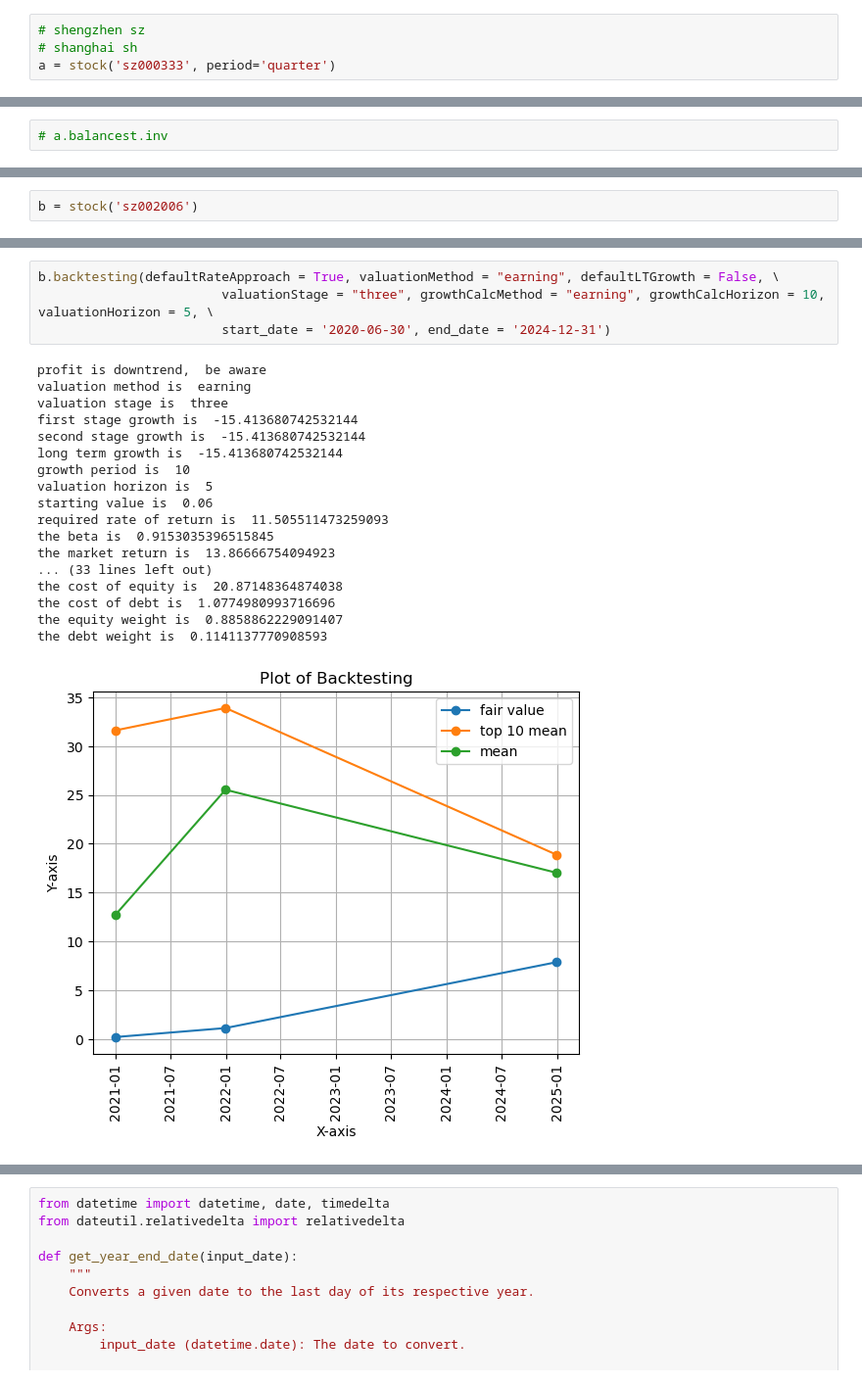
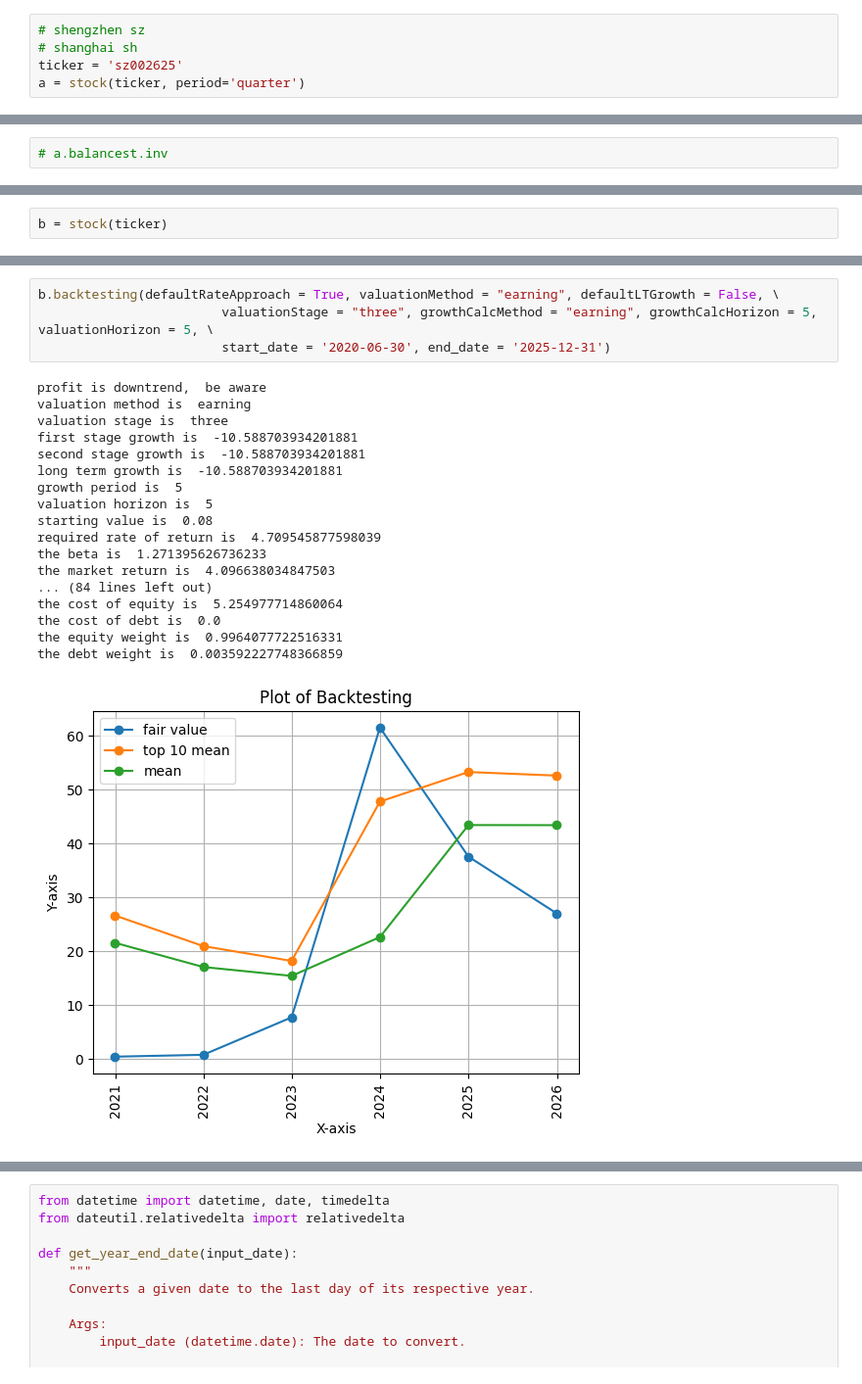
Before and after one commit to xietiany/quant, a Jupyter notebook: Demo.ipynb, the cells around one changed output, grey strips where cells are left out. Shown at 98% size. Saved outputs shown, nothing was run; the diff lists cells and outputs as text.

Commit message:
address overestimated RR and beta issue

```diff
--- a/Demo.ipynb
+++ b/Demo.ipynb
@@ -12,6 +12,7 @@ from lib.obj.stock import stock
 # %%
 # shengzhen sz
 # shanghai sh
-a = stock('sz000333', period='quarter')
+ticker = 'sz002625'
+a = stock(ticker, period='quarter')
 # %%
 a.initialize(defaultRateApproach = True, valuationMethod = "earning", defaultLTGrowth = False, \
@@ -110,4 +135,4 @@ sum(a.div.div.iloc[0:4])
 # %%
-b = stock('sz002006')
+b = stock(ticker)
 # %%
 b.initialize(defaultRateApproach = True, valuationMethod = "earning", defaultLTGrowth = False, \
@@ -119,26 +162,26 @@ b.FV
 # %%
 b.backtesting(defaultRateApproach = True, valuationMethod = "earning", defaultLTGrowth = False, \
-                        valuationStage = "three", growthCalcMethod = "earning", growthCalcHorizon = 10, valuationHorizon = 5, \
-                        start_date = '2020-06-30', end_date = '2024-12-31')
+                        valuationStage = "three", growthCalcMethod = "earning", growthCalcHorizon = 5, valuationHorizon = 5, \
+                        start_date = '2020-06-30', end_date = '2025-12-31')
 # %% [output]
 profit is downtrend,  be aware
 valuation method is  earning
 valuation stage is  three
-first stage growth is  -15.413680742532144
-second stage growth is  -15.413680742532144
-long term growth is  -15.413680742532144
-growth period is  10
+first stage growth is  -10.588703934201881
+second stage growth is  -10.588703934201881
+long term growth is  -10.588703934201881
+growth period is  5
 valuation horizon is  5
-starting value is  0.06
-required rate of return is  11.505511473259093
-the beta is  0.9153035396515845
-the market return is  13.86666754094923
-... (33 lines left out)
-the cost of equity is  20.87148364874038
-the cost of debt is  1.0774980993716696
-the equity weight is  0.8858862229091407
-the debt weight is  0.1141137770908593
+starting value is  0.08
+required rate of return is  4.709545877598039
+the beta is  1.271395626736233
+the market return is  4.096638034847503
+... (84 lines left out)
+the cost of equity is  5.254977714860064
+the cost of debt is  0.0
+the equity weight is  0.9964077722516331
+the debt weight is  0.003592227748366859
-[figure, old version]
+[figure, new version]
 # %%
 b.getBacktestingDF
 # %% [output]
```
Also changed, not shown: parts of 15 cells of this notebook, 6 other files.
